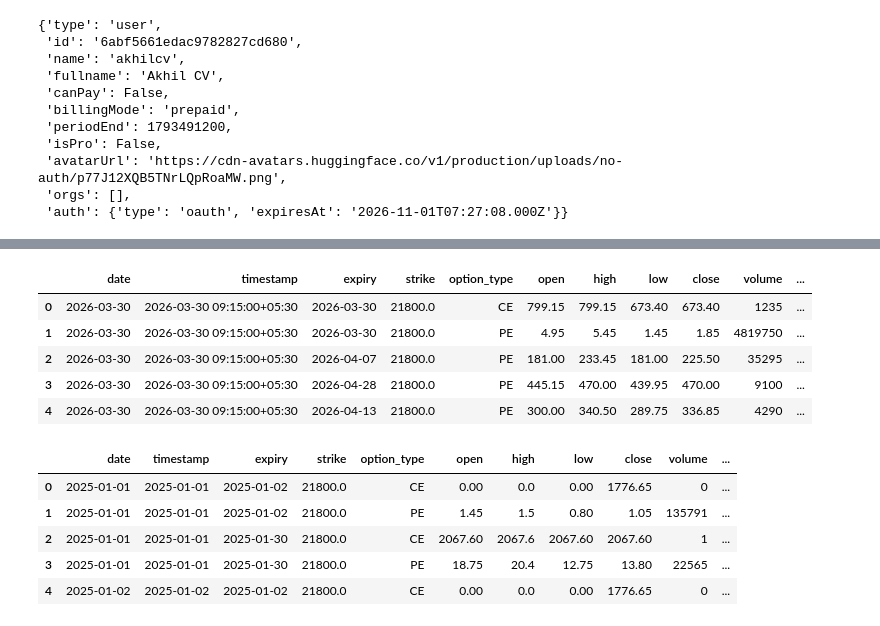
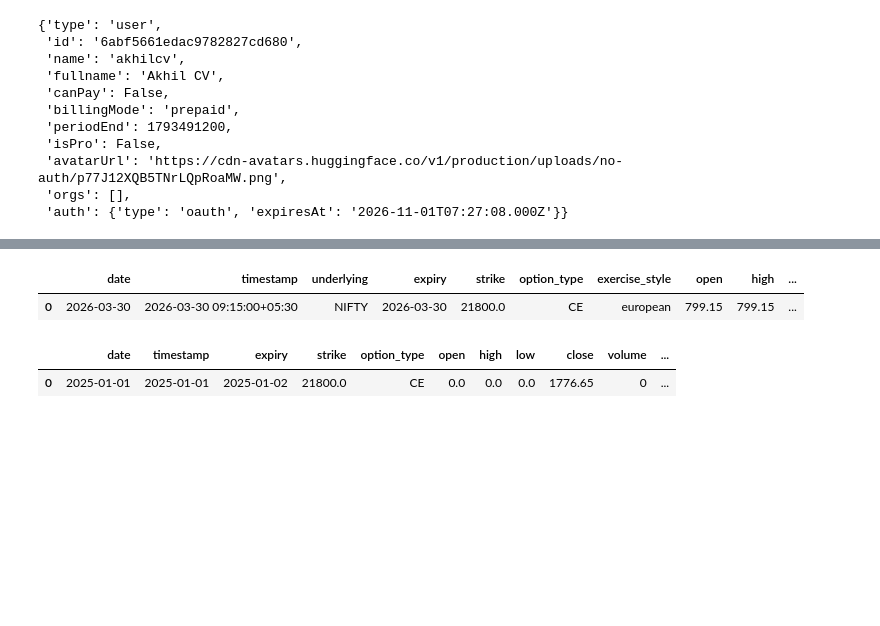
Before and after one commit to akhil-cv/IE612, a Jupyter notebook: streaming_data.ipynb, the cells around one changed output, grey strips where cells are left out. Saved outputs shown, nothing was run; the diff lists cells and outputs as text; code cells hidden in the pictures; blank space fills up the shorter version.

```diff
--- a/streaming_data.ipynb
+++ b/streaming_data.ipynb
@@ -54,34 +42,19 @@ historical_daily/NIFTY/NIFTY_2026.parque(…): downloading bytes:           |  0
 # %%
 con = duckdb.connect()
 
 query = """
-SELECT
-    date,
-    timestamp,
-    expiry,
-    strike,
-    option_type,
-    open,
-    high,
-    low,
-    close,
-    volume,
-    oi
+SELECT *
 FROM read_parquet(?)
 WHERE date = '2026-03-30'
   AND strike = 21800
 ORDER BY timestamp
 """
 
 result = con.execute(query, [file_path]).df()
-result.head()
+result.head(1)
 # %% [output]
-|  | date | timestamp | expiry | strike | option_type | open | high | low | close | volume | ... |
-| 0 | 2026-03-30 | 2026-03-30 09:15:00+05:30 | 2026-03-30 | 21800.0 | CE | 799.15 | 799.15 | 673.40 | 673.40 | 1235 | ... |
-| 1 | 2026-03-30 | 2026-03-30 09:15:00+05:30 | 2026-03-30 | 21800.0 | PE | 4.95 | 5.45 | 1.45 | 1.85 | 4819750 | ... |
-| 2 | 2026-03-30 | 2026-03-30 09:15:00+05:30 | 2026-04-07 | 21800.0 | PE | 181.00 | 233.45 | 181.00 | 225.50 | 35295 | ... |
-| 3 | 2026-03-30 | 2026-03-30 09:15:00+05:30 | 2026-04-28 | 21800.0 | PE | 445.15 | 470.00 | 439.95 | 470.00 | 9100 | ... |
-| 4 | 2026-03-30 | 2026-03-30 09:15:00+05:30 | 2026-04-13 | 21800.0 | PE | 300.00 | 340.50 | 289.75 | 336.85 | 4290 | ... |
+|  | date | timestamp | underlying | expiry | strike | option_type | exercise_style | open | high | ... |
+| 0 | 2026-03-30 | 2026-03-30 09:15:00+05:30 | NIFTY | 2026-03-30 | 21800.0 | CE | european | 799.15 | 799.15 | ... |
 # %%
 query = """
 SELECT
@@ -103,11 +76,7 @@ ORDER BY date, expiry, strike, option_type
 """
 
 result = con.execute(query, [[nifty_2025_path,nifty_2026_path]]).df()
-result.head()
+result.head(1)
 # %% [output]
 |  | date | timestamp | expiry | strike | option_type | open | high | low | close | volume | ... |
-| 0 | 2025-01-01 | 2025-01-01 | 2025-01-02 | 21800.0 | CE | 0.00 | 0.0 | 0.00 | 1776.65 | 0 | ... |
-| 1 | 2025-01-01 | 2025-01-01 | 2025-01-02 | 21800.0 | PE | 1.45 | 1.5 | 0.80 | 1.05 | 135791 | ... |
-| 2 | 2025-01-01 | 2025-01-01 | 2025-01-30 | 21800.0 | CE | 2067.60 | 2067.6 | 2067.60 | 2067.60 | 1 | ... |
-| 3 | 2025-01-01 | 2025-01-01 | 2025-01-30 | 21800.0 | PE | 18.75 | 20.4 | 12.75 | 13.80 | 22565 | ... |
-| 4 | 2025-01-02 | 2025-01-02 | 2025-01-02 | 21800.0 | CE | 0.00 | 0.0 | 0.00 | 1776.65 | 0 | ... |
+| 0 | 2025-01-01 | 2025-01-01 | 2025-01-02 | 21800.0 | CE | 0.0 | 0.0 | 0.0 | 1776.65 | 0 | ... |
```
Also changed, not shown: parts of 9 cells of this notebook, 7 other files.
